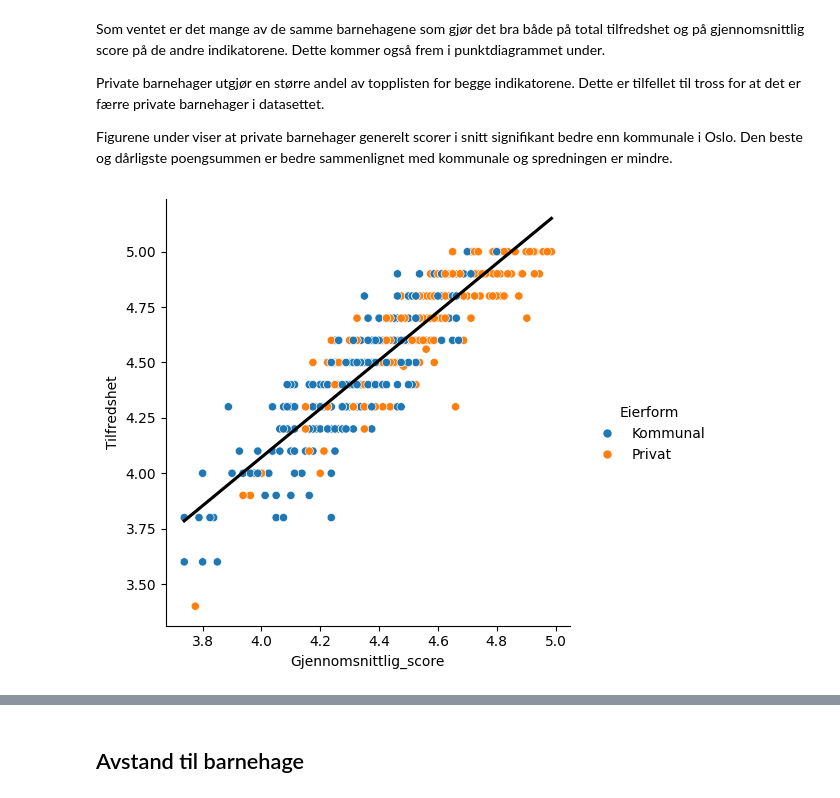
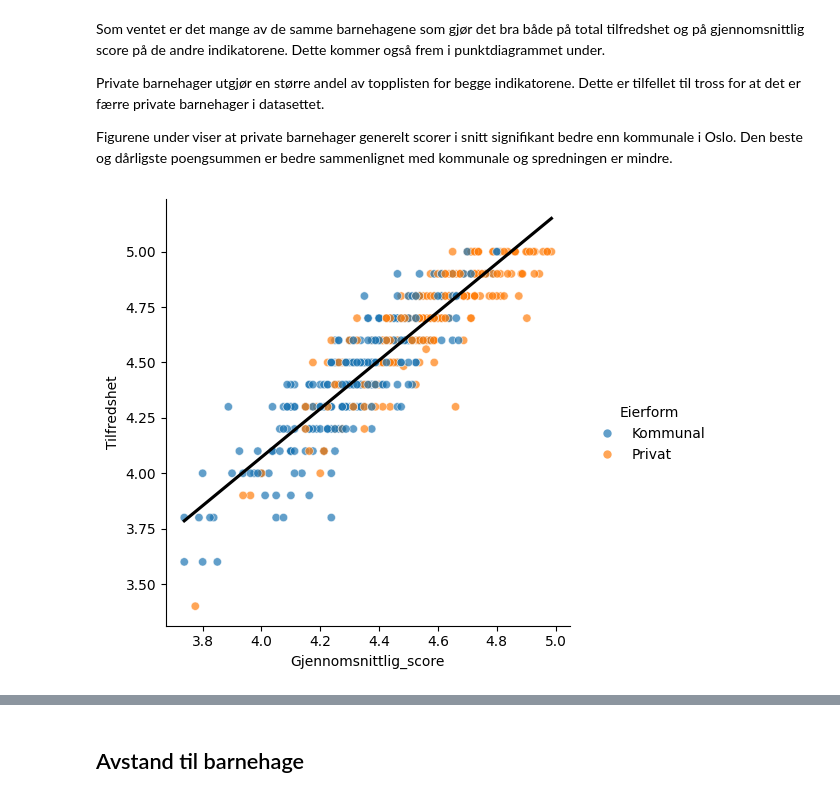
Before and after one commit to madsranden/barnehager_i_oslo, a Jupyter notebook: analyse.ipynb, the cells around one changed output, grey strips where cells are left out. Cells and saved outputs as stored; diff of their text form; code cells hidden in the pictures.

```diff
--- a/analyse.ipynb
+++ b/analyse.ipynb
@@ -126,22 +129,23 @@ Figurene under viser at private barnehager generelt scorer i snitt signifikant b
 # %%
 g = sns.relplot(data=df_wide,
             x="Gjennomsnittlig_score",
             y="Tilfredshet",
             hue="Eierform",
-            kind="scatter"
+            kind="scatter",
+            alpha=0.7
                 )
 
 g.map_dataframe(
     sns.regplot,
     x="Gjennomsnittlig_score",
     y="Tilfredshet",
     scatter=False,
     ci=None,
     color="black"
 )
 plt.show()
 # %% [output]
-[figure, old version]
+[figure, new version]
 # %%
 sns.pointplot(data=df_wide,
               y="Tilfredshet", x="Eierform",
```
Also changed, not shown: parts of 27 cells of this notebook, 1 other file.
